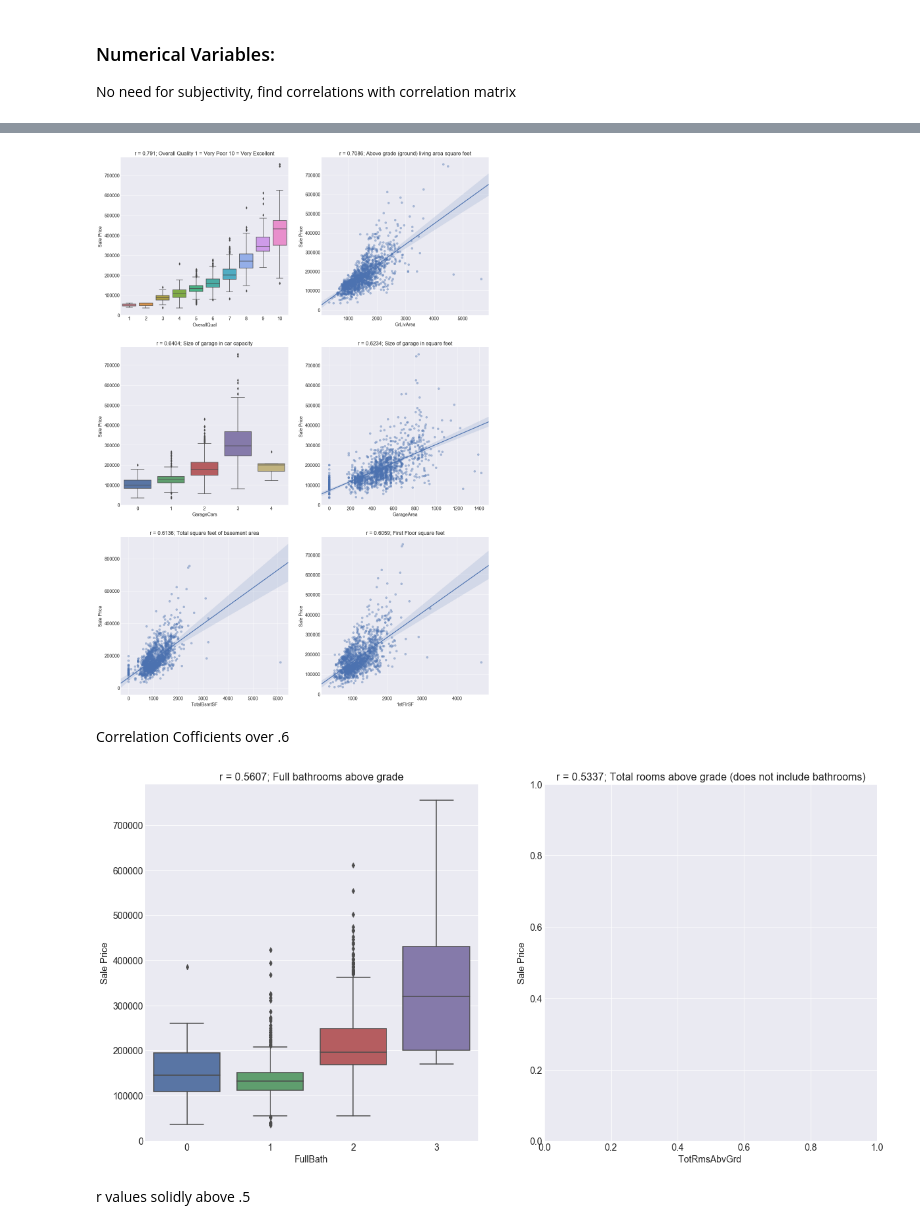
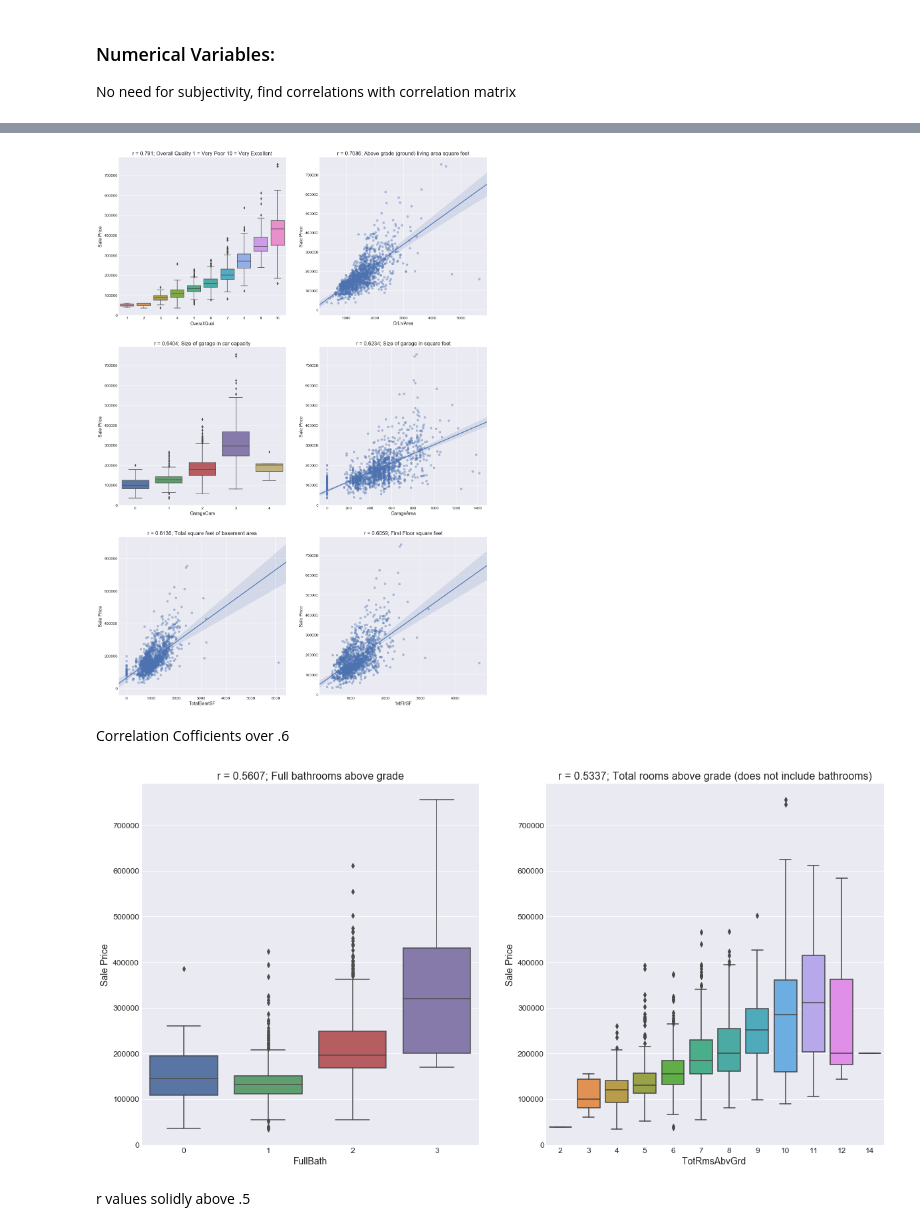
Before and after one commit to brianmcguckin/thinkful_unit_01_capstone, a Jupyter notebook: unit_01_capstone.ipynb, the cells around one changed output, grey strips where cells are left out. Drawn from its saved outputs; the diff is of its cells as text; code cells hidden in the pictures.

```diff
--- a/unit_01_capstone.ipynb
+++ b/unit_01_capstone.ipynb
@@ -460,16 +503,15 @@ YearBuilt       0.522897
 YearRemodAdd    0.507101
 Name: SalePrice, dtype: float64
 # %%
-#plots of 10 most highly correlated variables
-
+#plots variables with r>0.5
 plt.figure(figsize=(20,30))
 
 plt.subplot(3,2,1)
 sns.boxplot(y='SalePrice', x='OverallQual', data=train)
 plt.title('r = {}; Overall Quality 1 = Very Poor 10 = Very Excellent'.format(round(corrmat.OverallQual['SalePrice'],4)),
           size=16)
-plt.xticks(size=14)
-plt.yticks(size=14)
+plt.xticks(size=12)
+plt.yticks(size=12)
 plt.xlabel('OverallQual', size=14)
 plt.ylabel('Sale Price', size=14)
 
@@ -478,8 +520,8 @@ sns.regplot(y='SalePrice', x='GrLivArea', data=train,
             fit_reg=True, scatter_kws={'alpha':0.4})
 plt.title('r = {}; Above grade (ground) living area square feet'.format(round(corrmat.GrLivArea['SalePrice'],4)),
           size=16)
-plt.xticks(size=14)
-plt.yticks(size=14)
+plt.xticks(size=12)
+plt.yticks(size=12)
 plt.xlabel('GrLivArea', size=14)
 plt.ylabel('Sale Price', size=14)
 
@@ -487,8 +529,8 @@ plt.subplot(3,2,3)
 sns.boxplot(y='SalePrice', x='GarageCars', data=train)
 plt.title('r = {}; Size of garage in car capacity'.format(round(corrmat.GarageCars['SalePrice'],4)),
           size=16)
-plt.xticks(size=14)
-plt.yticks(size=14)
+plt.xticks(size=12)
+plt.yticks(size=12)
 plt.xlabel('GarageCars', size=14)
 plt.ylabel('Sale Price', size=14)
 
@@ -497,8 +539,8 @@ sns.regplot(y='SalePrice', x='GarageArea', data=train,
             fit_reg=True, scatter_kws={'alpha':0.4})
 plt.title('r = {}; Size of garage in square feet'.format(round(corrmat.GarageArea['SalePrice'],4)),
           size=16)
-plt.xticks(size=14)
-plt.yticks(size=14)
+plt.xticks(size=12)
+plt.yticks(size=12)
 plt.xlabel('GarageArea', size=14)
 plt.ylabel('Sale Price', size=14)
 
@@ -507,8 +549,8 @@ sns.regplot(y='SalePrice', x='TotalBsmtSF', data=train,
             fit_reg=True, scatter_kws={'alpha':0.4})
 plt.title('r = {}; Total square feet of basement area'.format(round(corrmat.TotalBsmtSF['SalePrice'],4)),
           size=16)
-plt.xticks(size=14)
-plt.yticks(size=14)
+plt.xticks(size=12)
+plt.yticks(size=12)
 plt.xlabel('TotalBsmtSF', size=14)
 plt.ylabel('Sale Price', size=14)
 
@@ -516,40 +558,40 @@ plt.subplot(3,2,6)
 sns.regplot(y='SalePrice', x='1stFlrSF', data=train,
             fit_reg=True, scatter_kws={'alpha':0.4})
 plt.title('r = 0.6059; First Floor square feet', size=16)
-plt.xticks(size=14)
-plt.yticks(size=14)
+plt.xticks(size=12)
+plt.yticks(size=12)
 plt.xlabel('1stFlrSF', size=14)
 plt.ylabel('Sale Price', size=14)
 
 plt.show()
 # %% [output]
-[figure, old version]
+[figure, new version]
 # %% [markdown]
 Correlation Cofficients over .6
 # %%
 plt.figure(figsize=(20,10))
 
 plt.subplot(1,2,1)
 sns.boxplot(y='SalePrice', x='FullBath', data=train)
 plt.title('r = {}; Full bathrooms above grade'.format(round(corrmat.FullBath['SalePrice'],4)),
           size=16)
-plt.xticks(size=14)
-plt.yticks(size=14)
+plt.xticks(size=12)
+plt.yticks(size=12)
 plt.xlabel('FullBath', size=14)
 plt.ylabel('Sale Price', size=14)
 
 plt.subplot(1,2,2)
-#sns.boxplot(y='SalePrice', x='TotRmsAbvGrd ', data=train) #ValueError: Could not interpret input 'TotRmsAbvGrd '
+sns.boxplot(y='SalePrice', x='TotRmsAbvGrd', data=train)
 plt.title('r = {}; Total rooms above grade (does not include bathrooms)'.format(round(corrmat.TotRmsAbvGrd['SalePrice'],4)),
           size=16)
-plt.xticks(size=14)
-plt.yticks(size=14)
+plt.xticks(size=12)
+plt.yticks(size=12)
 plt.xlabel('TotRmsAbvGrd ', size=14)
 plt.ylabel('Sale Price', size=14)
 
 plt.show()
 # %% [output]
-[figure, old version]
+[figure, new version]
 # %% [markdown]
 r values solidly above .5
 # %%
```
Also changed, not shown: parts of 9 cells of this notebook.
